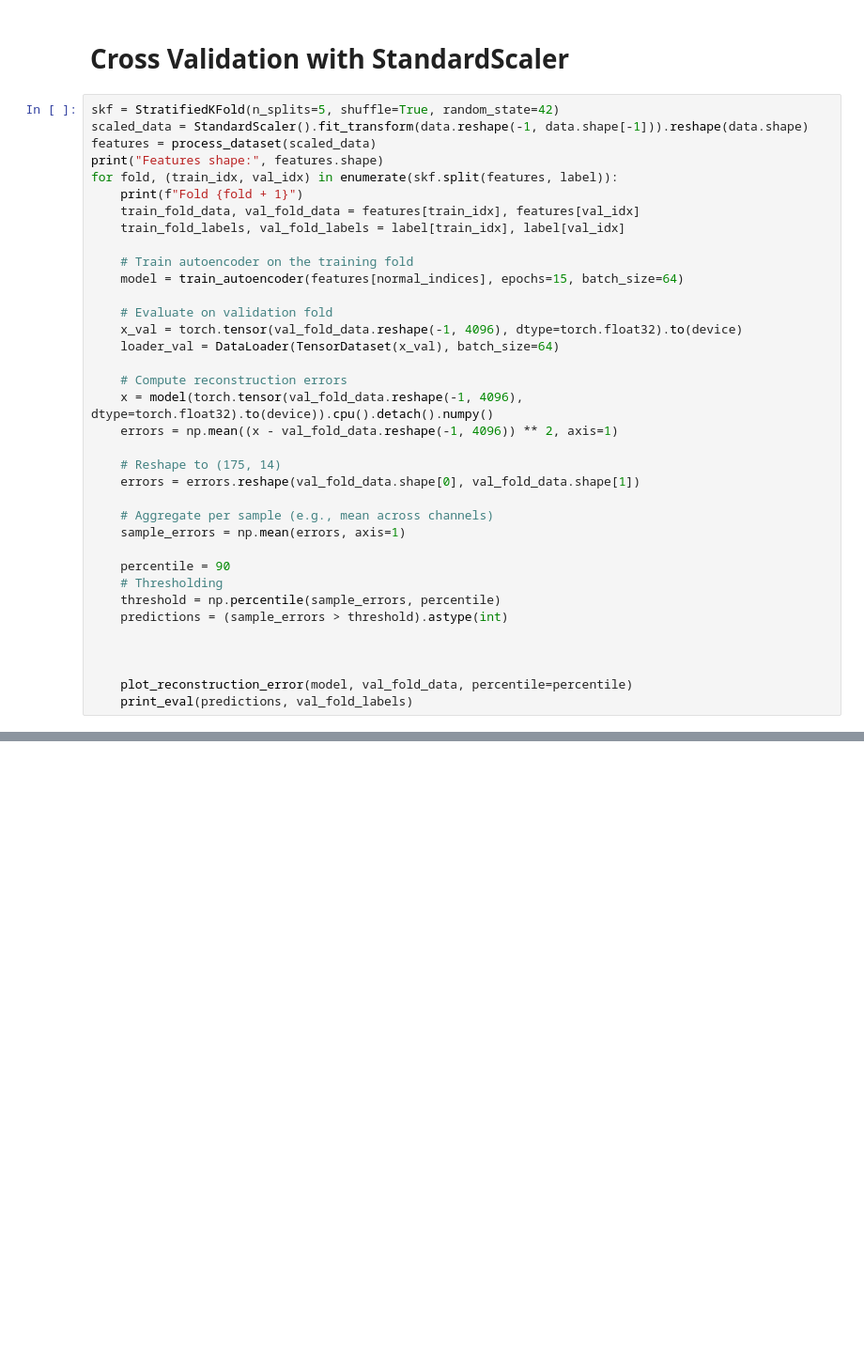
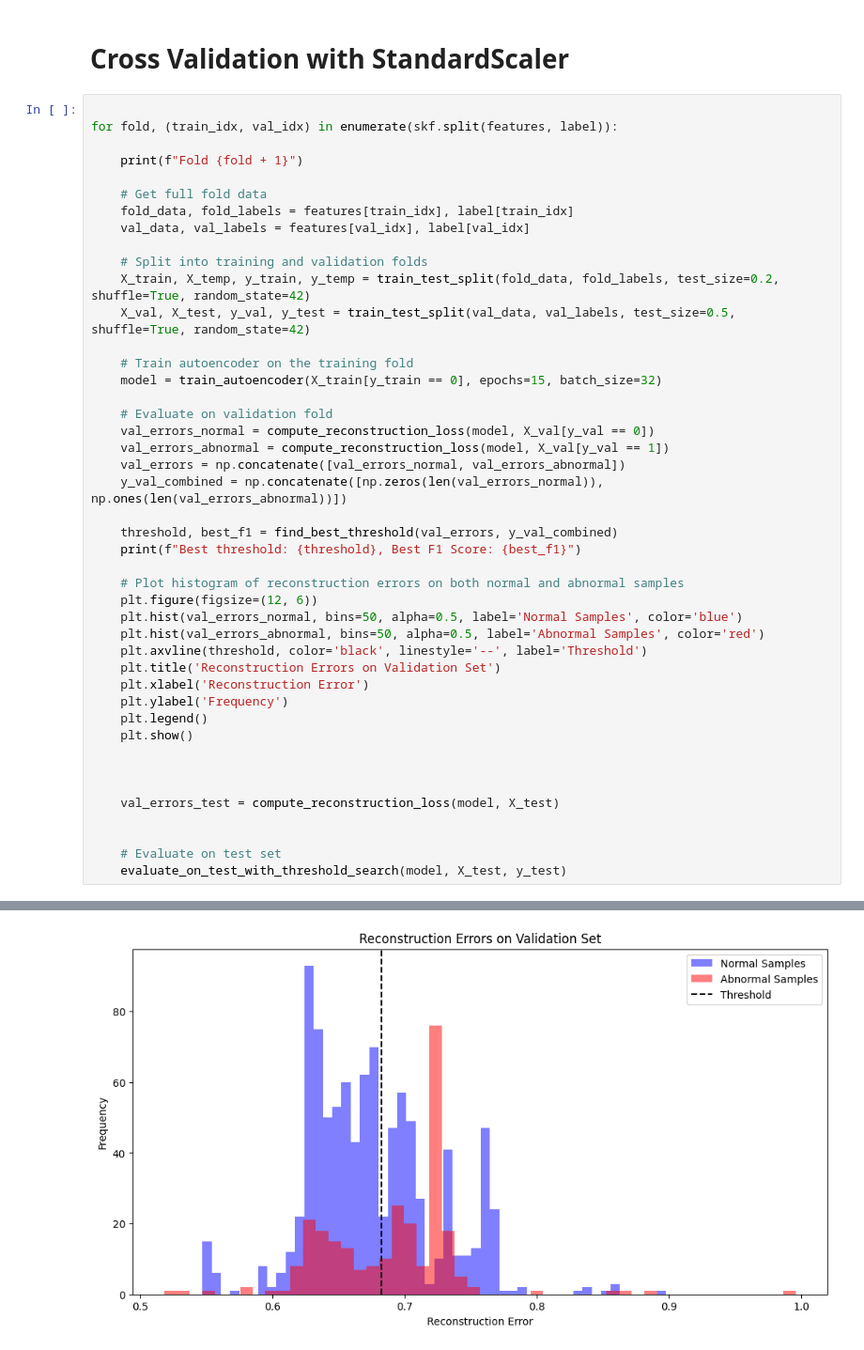
Before and after one commit to maddiew95/SmartIoT-2025, a Jupyter notebook: autoencoder.ipynb, the cells around one changed output, grey strips where cells are left out. Shown at 94% size. Cells and saved outputs as stored; diff of their text form; blank space fills up the shorter version.

```diff
--- a/autoencoder.ipynb
+++ b/autoencoder.ipynb
@@ -191,38 +186,47 @@ for fold, (train_idx, val_idx) in enumerate(skf.split(features, label)):
 # %% [markdown]
 # Cross Validation with StandardScaler
 # %%
-skf = StratifiedKFold(n_splits=5, shuffle=True, random_state=42)
-scaled_data = StandardScaler().fit_transform(data.reshape(-1, data.shape[-1])).reshape(data.shape)
-features = process_dataset(scaled_data)
-print("Features shape:", features.shape)
+
 for fold, (train_idx, val_idx) in enumerate(skf.split(features, label)):
+
     print(f"Fold {fold + 1}")
-    train_fold_data, val_fold_data = features[train_idx], features[val_idx]
-    train_fold_labels, val_fold_labels = label[train_idx], label[val_idx]
+
+    # Get full fold data
+    fold_data, fold_labels = features[train_idx], label[train_idx]
+    val_data, val_labels = features[val_idx], label[val_idx]
+
+    # Split into training and validation folds
+    X_train, X_temp, y_train, y_temp = train_test_split(fold_data, fold_labels, test_size=0.2, shuffle=True, random_state=42)
+    X_val, X_test, y_val, y_test = train_test_split(val_data, val_labels, test_size=0.5, shuffle=True, random_state=42)
 
     # Train autoencoder on the training fold
-    model = train_autoencoder(features[normal_indices], epochs=15, batch_size=64)
+    model = train_autoencoder(X_train[y_train == 0], epochs=15, batch_size=32)
 
     # Evaluate on validation fold
-    x_val = torch.tensor(val_fold_data.reshape(-1, 4096), dtype=torch.float32).to(device)
-    loader_val = DataLoader(TensorDataset(x_val), batch_size=64)
+    val_errors_normal = compute_reconstruction_loss(model, X_val[y_val == 0])
+    val_errors_abnormal = compute_reconstruction_loss(model, X_val[y_val == 1])
+    val_errors = np.concatenate([val_errors_normal, val_errors_abnormal])
+    y_val_combined = np.concatenate([np.zeros(len(val_errors_normal)), np.ones(len(val_errors_abnormal))])
 
-    # Compute reconstruction errors
-    x = model(torch.tensor(val_fold_data.reshape(-1, 4096), dtype=torch.float32).to(device)).cpu().detach().numpy()
-    errors = np.mean((x - val_fold_data.reshape(-1, 4096)) ** 2, axis=1)
+    threshold, best_f1 = find_best_threshold(val_errors, y_val_combined)
+    print(f"Best threshold: {threshold}, Best F1 Score: {best_f1}")
 
-    # Reshape to (175, 14)
-    errors = errors.reshape(val_fold_data.shape[0], val_fold_data.shape[1])
-
-    # Aggregate per sample (e.g., mean across channels)
-    sample_errors = np.mean(errors, axis=1)
-
-    percentile = 90
-    # Thresholding
-    threshold = np.percentile(sample_errors, percentile)
-    predictions = (sample_errors > threshold).astype(int)
+    # Plot histogram of reconstruction errors on both normal and abnormal samples
+    plt.figure(figsize=(12, 6))
+    plt.hist(val_errors_normal, bins=50, alpha=0.5, label='Normal Samples', color='blue')
+    plt.hist(val_errors_abnormal, bins=50, alpha=0.5, label='Abnormal Samples', color='red')
+    plt.axvline(threshold, color='black', linestyle='--', label='Threshold')
+    plt.title('Reconstruction Errors on Validation Set')
+    plt.xlabel('Reconstruction Error')
+    plt.ylabel('Frequency')
+    plt.legend()
+    plt.show()
 
 
 
-    plot_reconstruction_error(model, val_fold_data, percentile=percentile)
-    print_eval(predictions, val_fold_labels)
+    val_errors_test = compute_reconstruction_loss(model, X_test)
+
+
+    # Evaluate on test set
+    evaluate_on_test_with_threshold_search(model, X_test, y_test)
+# %% [output]
@@ -228,0 +250 @@ for fold, (train_idx, val_idx) in enumerate(skf.split(features, label)):
+[figure, added]
```
Also changed, not shown: parts of 10 cells of this notebook, 32 other files.
